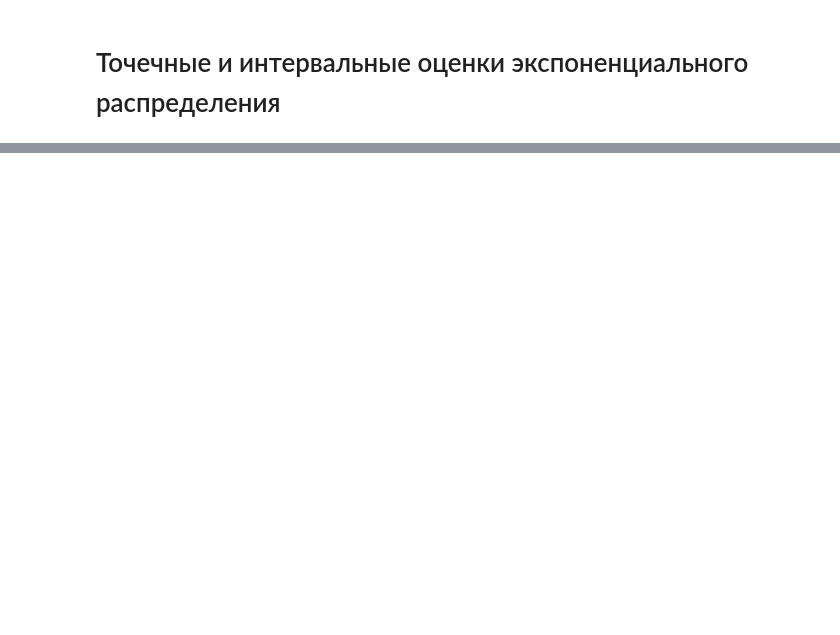
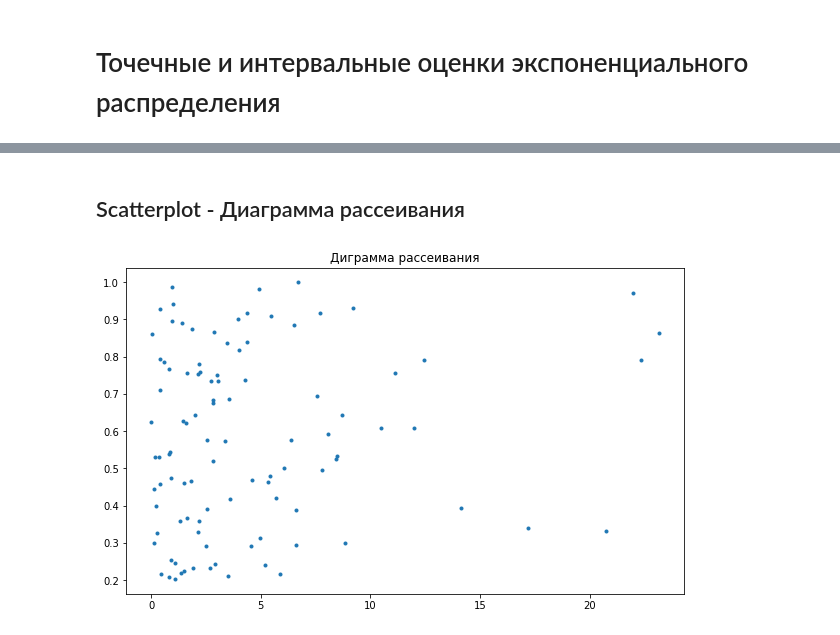
Before and after one commit to asmalcev/statistics, a Jupyter notebook: lab4/task1.ipynb, the cells around one changed output, grey strips where cells are left out. Cells and saved outputs as stored; diff of their text form; code cells hidden in the pictures; blank space fills up the shorter version.

```diff
--- a/lab4/task1.ipynb
+++ b/lab4/task1.ipynb
@@ -25,0 +41,14 @@ print(expon.fit(dist))
+# %% [markdown]
+## Scatterplot - Диаграмма рассеивания
+# %%
+fig, ax = plt.subplots(figsize=(10, 6))
+
+x = np.sort(dist)
+y = np.random.uniform(0.2, 1, size=SIZE)
+
+ax.plot(x, y, '.')
+
+plt.title('Диграмма рассеивания')
+plt.show()
+# %% [output]
+[figure, added]
```
Also changed, not shown: parts of 11 cells of this notebook, 2 other files.
